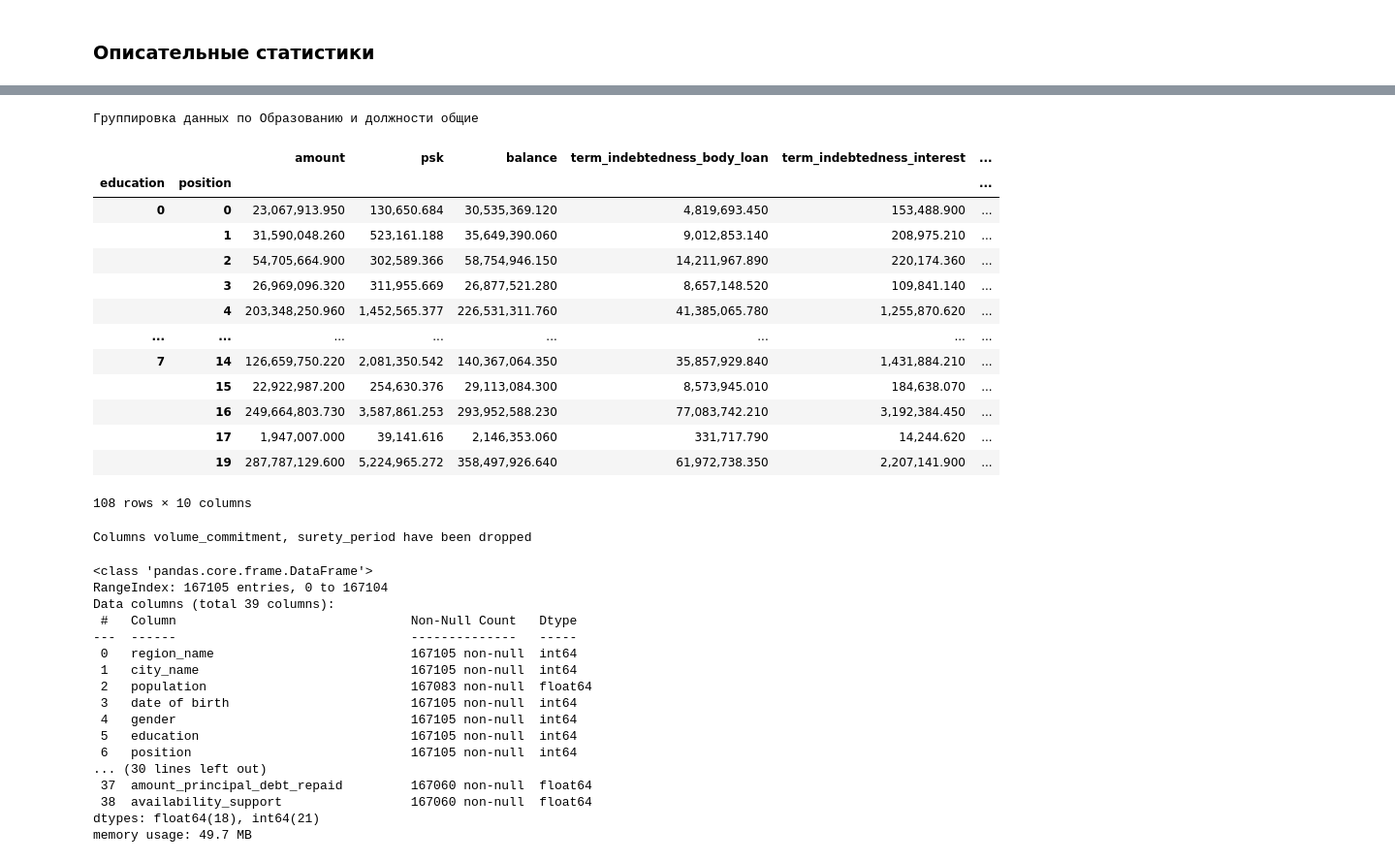
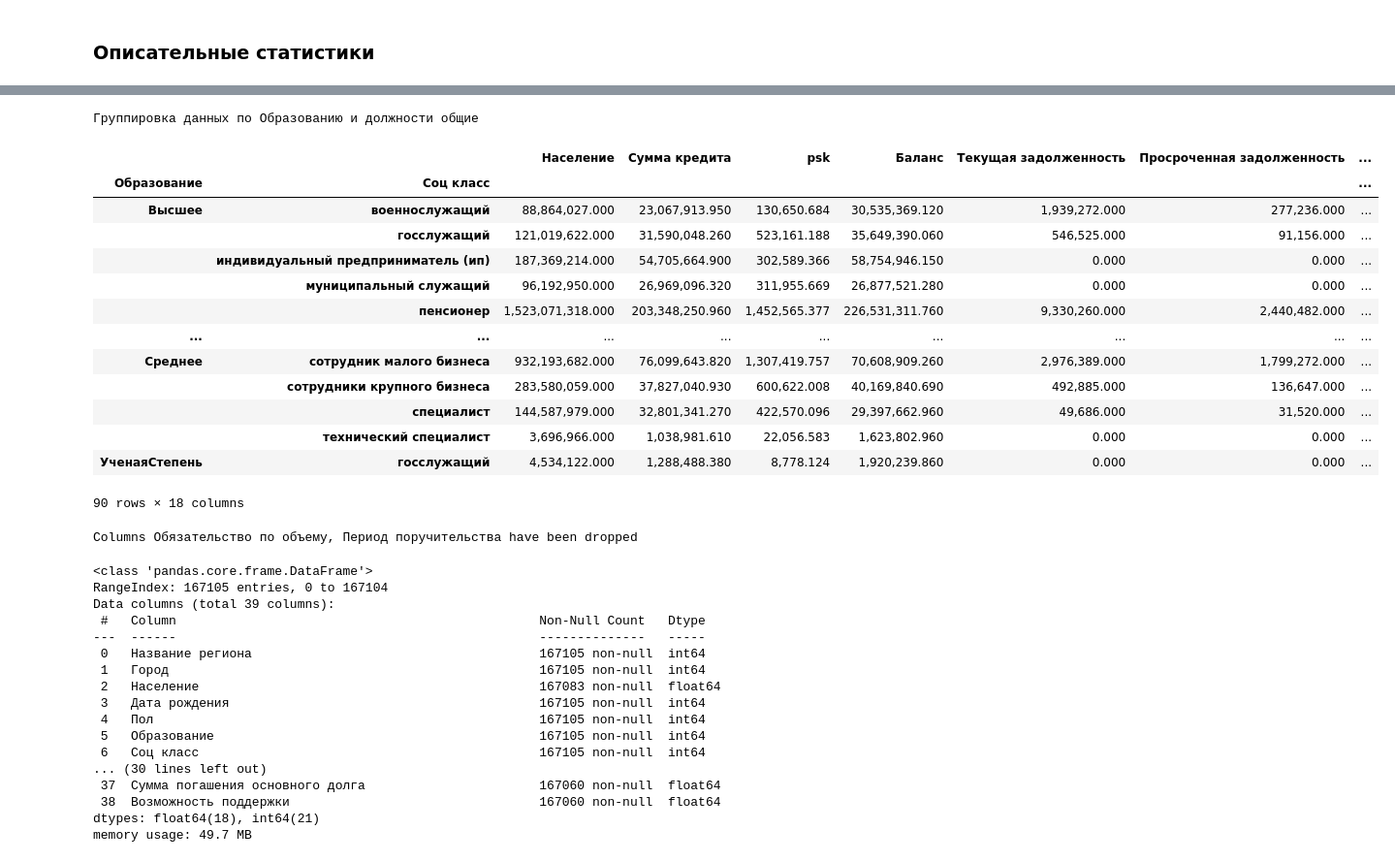
Before and after one commit to Mikhail-068/Scoring, a Jupyter notebook: VolkovKA/Pandas_скоринг_Good_клиентов.ipynb, the cells around one changed output, grey strips where cells are left out. Shown at 97% size. Drawn from its saved outputs; the diff is of its cells as text; code cells hidden in the pictures.

```diff
--- a/VolkovKA/Pandas_скоринг_Good_клиентов.ipynb
+++ b/VolkovKA/Pandas_скоринг_Good_клиентов.ipynb
@@ -16,7 +16,7 @@ Saving GoodClient.xlsx to GoodClient.xlsx
 # %%
-dataG = pd.read_excel("GoodClient.xlsx", header=2)
+dataG = pd.read_excel("GoodClient.xlsx", skiprows=[0, 1], header=0, sheet_name=0)
 data_g = dataG
-dataB = pd.read_excel("BadClient.xlsx", index_col=0, skiprows=[0, 1], header=0, sheet_name=0)
+dataB = pd.read_excel("BadClient.xlsx", skiprows=[0, 1], header=0, sheet_name=0)
 data_b = dataB
 # %%
 dataG
@@ -356,29 +351,29 @@ df_groupbyEdnPosMean
 # %%
 #для вывода в формате бе е-7
 pd.options.display.float_format ='{:,.3f}'.format
 
 print("Группировка данных по Образованию и должности общие")
-df_groupbyEdnPosMean = dataG.groupby(['education', 'position']).sum()
-df_groupbyEdnPosMean = df_groupbyEdnPosMean[[
-                              "amount", "psk", "balance", "term_indebtedness_body_loan", "term_indebtedness_interest", "term_indebtedness_other",
-            "overdue_indebtedness_interest", "overdue_indebtedness_other", "maximum_amount_overdue_indebtedness", "amount_principal_debt_repaid"]]
+df_groupbyEdnPosMean = dataG.groupby(['Образование', 'Соц класс']).sum()
+# df_groupbyEdnPosMean = df_groupbyEdnPosMean[[
+#                               "amount", "psk", "balance", "term_indebtedness_body_loan", "term_indebtedness_interest", "term_indebtedness_other",
+#             "overdue_indebtedness_interest", "overdue_indebtedness_other", "maximum_amount_overdue_indebtedness", "amount_principal_debt_repaid"]]
 df_groupbyEdnPosMean
 # %% [output]
 Группировка данных по Образованию и должности общие
-|  |  | amount | psk | balance | term_indebtedness_body_loan | term_indebtedness_interest | ... |
-| education | position |  |  |  |  |  | ... |
-| 0 | 0 | 23,067,913.950 | 130,650.684 | 30,535,369.120 | 4,819,693.450 | 153,488.900 | ... |
-|  | 1 | 31,590,048.260 | 523,161.188 | 35,649,390.060 | 9,012,853.140 | 208,975.210 | ... |
-|  | 2 | 54,705,664.900 | 302,589.366 | 58,754,946.150 | 14,211,967.890 | 220,174.360 | ... |
-|  | 3 | 26,969,096.320 | 311,955.669 | 26,877,521.280 | 8,657,148.520 | 109,841.140 | ... |
-|  | 4 | 203,348,250.960 | 1,452,565.377 | 226,531,311.760 | 41,385,065.780 | 1,255,870.620 | ... |
-| ... | ... | ... | ... | ... | ... | ... | ... |
-| 7 | 14 | 126,659,750.220 | 2,081,350.542 | 140,367,064.350 | 35,857,929.840 | 1,431,884.210 | ... |
-|  | 15 | 22,922,987.200 | 254,630.376 | 29,113,084.300 | 8,573,945.010 | 184,638.070 | ... |
-|  | 16 | 249,664,803.730 | 3,587,861.253 | 293,952,588.230 | 77,083,742.210 | 3,192,384.450 | ... |
-|  | 17 | 1,947,007.000 | 39,141.616 | 2,146,353.060 | 331,717.790 | 14,244.620 | ... |
-|  | 19 | 287,787,129.600 | 5,224,965.272 | 358,497,926.640 | 61,972,738.350 | 2,207,141.900 | ... |
+|  |  | Население | Сумма кредита | psk | Баланс | Текущая задолженность | Просроченная задолженность | ... |
+| Образование | Соц класс |  |  |  |  |  |  | ... |
+| Высшее | военнослужащий | 88,864,027.000 | 23,067,913.950 | 130,650.684 | 30,535,369.120 | 1,939,272.000 | 277,236.000 | ... |
+|  | госслужащий | 121,019,622.000 | 31,590,048.260 | 523,161.188 | 35,649,390.060 | 546,525.000 | 91,156.000 | ... |
+|  | индивидуальный предприниматель (ип) | 187,369,214.000 | 54,705,664.900 | 302,589.366 | 58,754,946.150 | 0.000 | 0.000 | ... |
+|  | муниципальный служащий | 96,192,950.000 | 26,969,096.320 | 311,955.669 | 26,877,521.280 | 0.000 | 0.000 | ... |
+|  | пенсионер | 1,523,071,318.000 | 203,348,250.960 | 1,452,565.377 | 226,531,311.760 | 9,330,260.000 | 2,440,482.000 | ... |
+| ... | ... | ... | ... | ... | ... | ... | ... | ... |
+| Среднее | сотрудник малого бизнеса | 932,193,682.000 | 76,099,643.820 | 1,307,419.757 | 70,608,909.260 | 2,976,389.000 | 1,799,272.000 | ... |
+|  | сотрудники крупного бизнеса | 283,580,059.000 | 37,827,040.930 | 600,622.008 | 40,169,840.690 | 492,885.000 | 136,647.000 | ... |
+|  | специалист | 144,587,979.000 | 32,801,341.270 | 422,570.096 | 29,397,662.960 | 49,686.000 | 31,520.000 | ... |
+|  | технический специалист | 3,696,966.000 | 1,038,981.610 | 22,056.583 | 1,623,802.960 | 0.000 | 0.000 | ... |
+| УченаяСтепень | госслужащий | 4,534,122.000 | 1,288,488.380 | 8,778.124 | 1,920,239.860 | 0.000 | 0.000 | ... |
-108 rows × 10 columns
+90 rows × 18 columns
 # %%
 def drop_columns(df):
     columns_to_drop = []
@@ -395,7 +390,7 @@ def drop_columns(df):
         print("No columns were dropped")
 drop_columns(dataG)
 # %% [output]
-Columns volume_commitment, surety_period have been dropped
+Columns Обязательство по объему, Период поручительства have been dropped
 # %%
 for column_name in dataG.columns:
     # проверяем, состоит ли столбец полностью из '[]'
@@ -423,18 +418,18 @@ dataG.info()
 <class 'pandas.core.frame.DataFrame'>
 RangeIndex: 167105 entries, 0 to 167104
 Data columns (total 39 columns):
- #   Column                               Non-Null Count   Dtype
----  ------                               --------------   -----
- 0   region_name                          167105 non-null  int64
- 1   city_name                            167105 non-null  int64
- 2   population                           167083 non-null  float64
- 3   date of birth                        167105 non-null  int64
- 4   gender                               167105 non-null  int64
- 5   education                            167105 non-null  int64
- 6   position                             167105 non-null  int64
+ #   Column                                                Non-Null Count   Dtype
+---  ------                                                --------------   -----
+ 0   Название региона                                      167105 non-null  int64
+ 1   Город                                                 167105 non-null  int64
+ 2   Население                                             167083 non-null  float64
+ 3   Дата рождения                                         167105 non-null  int64
+ 4   Пол                                                   167105 non-null  int64
+ 5   Образование                                           167105 non-null  int64
+ 6   Соц класс                                             167105 non-null  int64
 ... (30 lines left out)
- 37  amount_principal_debt_repaid         167060 non-null  float64
- 38  availability_support                 167060 non-null  float64
+ 37  Сумма погашения основного долга                       167060 non-null  float64
+ 38  Возможность поддержки                                 167060 non-null  float64
 dtypes: float64(18), int64(21)
 memory usage: 49.7 MB
 # %%
```
Also changed, not shown: parts of 22 cells of this notebook.
